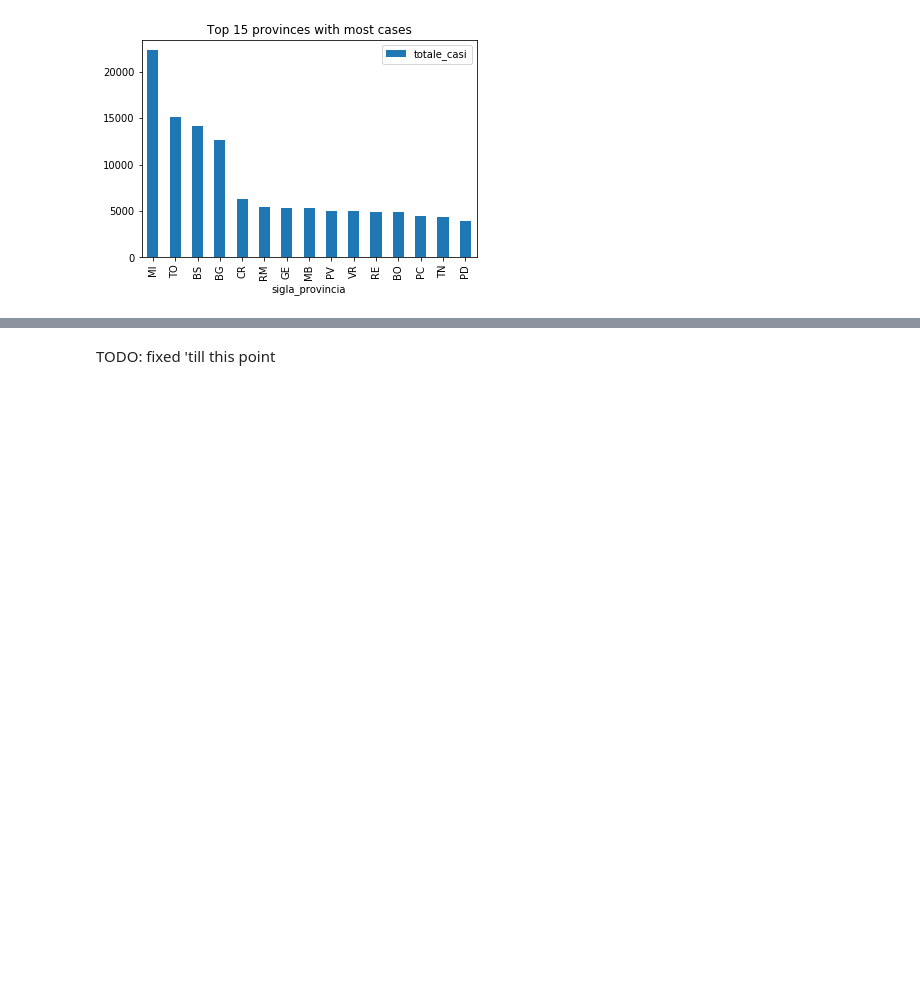
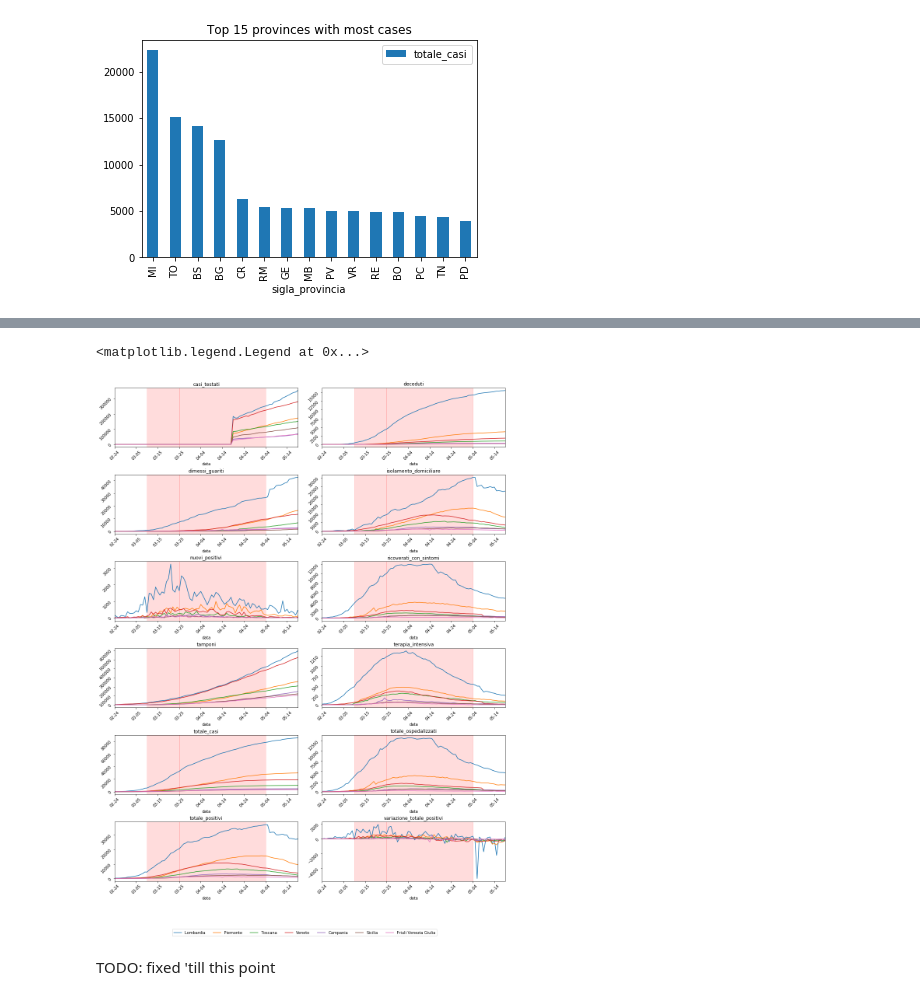
Before and after one commit to ClaudiaRaffaelli/COVID-19-analysis, a Jupyter notebook: covid-19_pandas_analysis.ipynb, the cells around one changed output, grey strips where cells are left out. Cells and saved outputs as stored; diff of their text form; code cells hidden in the pictures; blank space fills up the shorter version.

Commit message:
Merged graphs from different notebooks and added new comments

```diff
--- a/covid-19_pandas_analysis.ipynb
+++ b/covid-19_pandas_analysis.ipynb
@@ -193,7 +199,7 @@ The output of such a computation is a table in which, for each day is counted th
 # %%
 # Grouping by date in order to see how many cases there are day by day
 
-total_cases_by_date = refined_province_data_by_date_and_province.groupby(['data']).sum()
+total_cases_by_date = refined_province_data_by_date_and_province.drop(columns=["lat", "long"]).groupby(['data']).sum()
 total_cases_by_date.head()
 # %% [output]
 |  | totale_casi |
@@ -266,0 +337,15 @@ Text(0.5, 1.0, 'Top 15 provinces with most cases')
+# %%
+# loding into a DataFrame the regions data as is
+region_data = pd.DataFrame(covid19_regions_data)
+
+# performing the few modifications listed above
+#refined_region_data = region_data[province_data.denominazione_provincia!= "In fase di definizione/aggiornamento"].drop(columns=["note_it", "note_en", "codice_provincia", "codice_regione", "stato"])
+refined_region_data = region_data.drop(columns=["stato", "note_en", "note_it", "lat", "long", "codice_regione"])
+
+# for each date value is cropped the ending, leaving only the structure year-month-day.
+# E.g. from the original date '2020-02-24T18:00:00' the result is simply '2020-02-24'
+refined_region_data['data'] = refined_region_data['data'].map(lambda a: a[:10])
+
+# we want to handle missing data as 0
+refined_region_data = refined_region_data.fillna(0)
+refined_region_data.fillna(0).head()
@@ -266,0 +361,3 @@ Text(0.5, 1.0, 'Top 15 provinces with most cases')
+# %%
+regions_data_frame = refined_region_data.set_index(["denominazione_regione", "data"]).sort_index()
+regions_data_frame.head()
@@ -267,2 +381,36 @@ Text(0.5, 1.0, 'Top 15 provinces with most cases')
+# %%
+regions_considered = ['Lombardia', 'Piemonte', 'Toscana', 'Veneto', 'Campania', 'Sicilia', 'Friuli Venezia Giulia']
+grid_size = (6, 2) # (#regions x #columns's info)
+fig, axes = plt.subplots(nrows=grid_size[0], ncols=grid_size[1], sharex=False, figsize=(15,20))
+
+i = 0
+r, c = (0,0)
+x_labels = regions_data_frame.index.unique(level=1)
+x_labels = [elem[5:10] for elem in x_labels] # take only the month and the day, cut off the rest
+for column_info in regions_data_frame.columns:
+    for region in regions_considered:
+        regions_data_frame.loc[region][column_info].plot(ax=axes[r,c], kind='line', title=column_info)
+        axes[r,c].axvspan(15, 30, color='red', alpha=0.02) # Start of lockdown
+        axes[r,c].axvspan(30, 70, color='red', alpha=0.02) # Lockdown's effects after 14 days
+        # Calculate the xlabels for each subplot
+        plt.sca(axes[r, c])
+        plt.xticks(range(len(x_labels)), x_labels)
+        xticks = axes[r,c].xaxis.get_major_ticks()
+        for i in range(len(xticks)):
+            if i % 10 != 0:
+                xticks[i].set_visible(False)
+        axes[r,c].tick_params(labelrotation=45)
+
+    # Calculate the next subplot's indexes
+    c = (c+1)%grid_size[1]
+    if c == 0:
+        r+=1
+
+plt.tight_layout()
+fig.subplots_adjust(bottom=0.1)
+fig.legend(labels=regions_considered, loc="lower center", ncol=len(regions_considered))
+# %% [output]
+<matplotlib.legend.Legend at 0x...>
+[figure, added]
 # %% [markdown]
 TODO: fixed 'till this point
```
Also changed, not shown: parts of 29 cells of this notebook, 1 other file.
